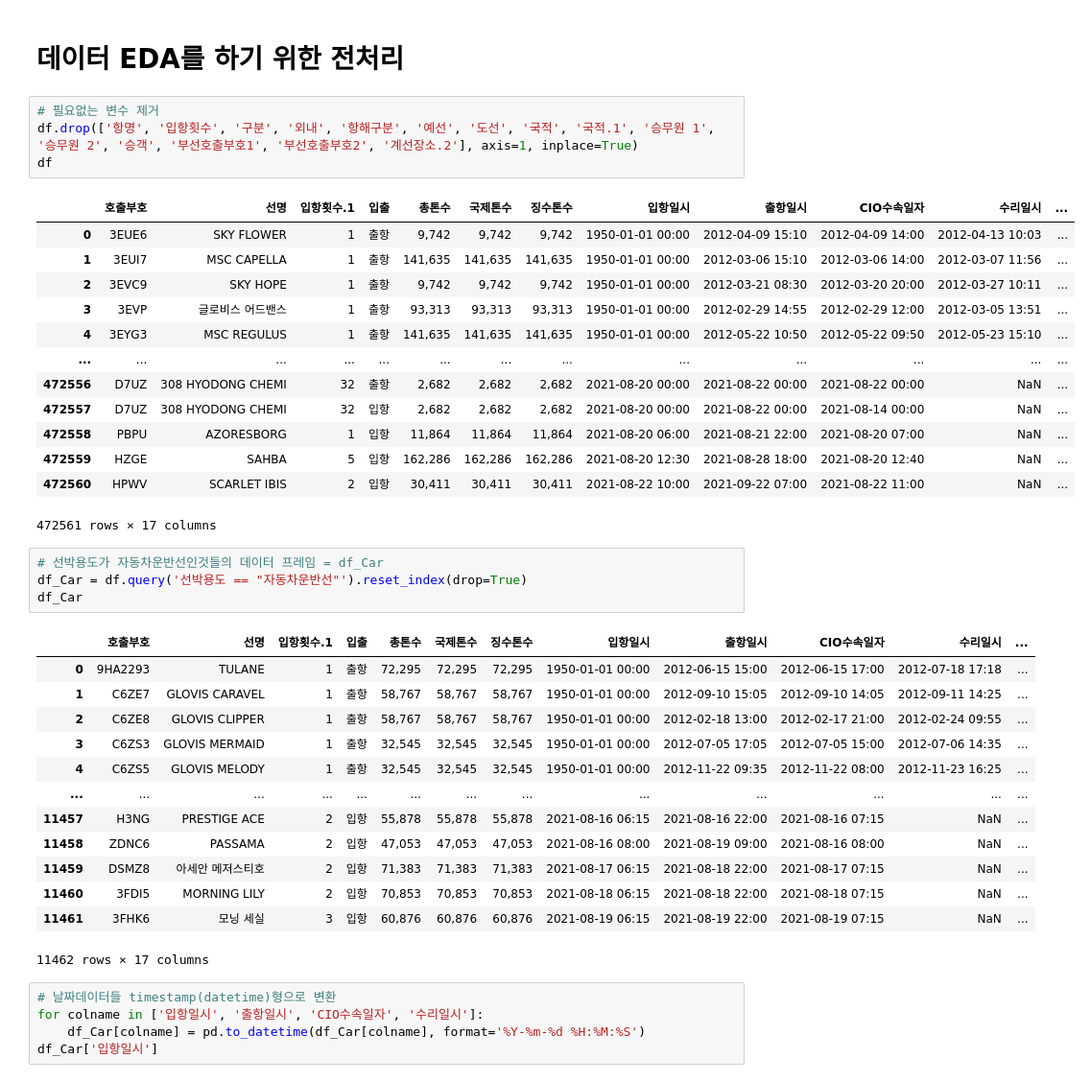
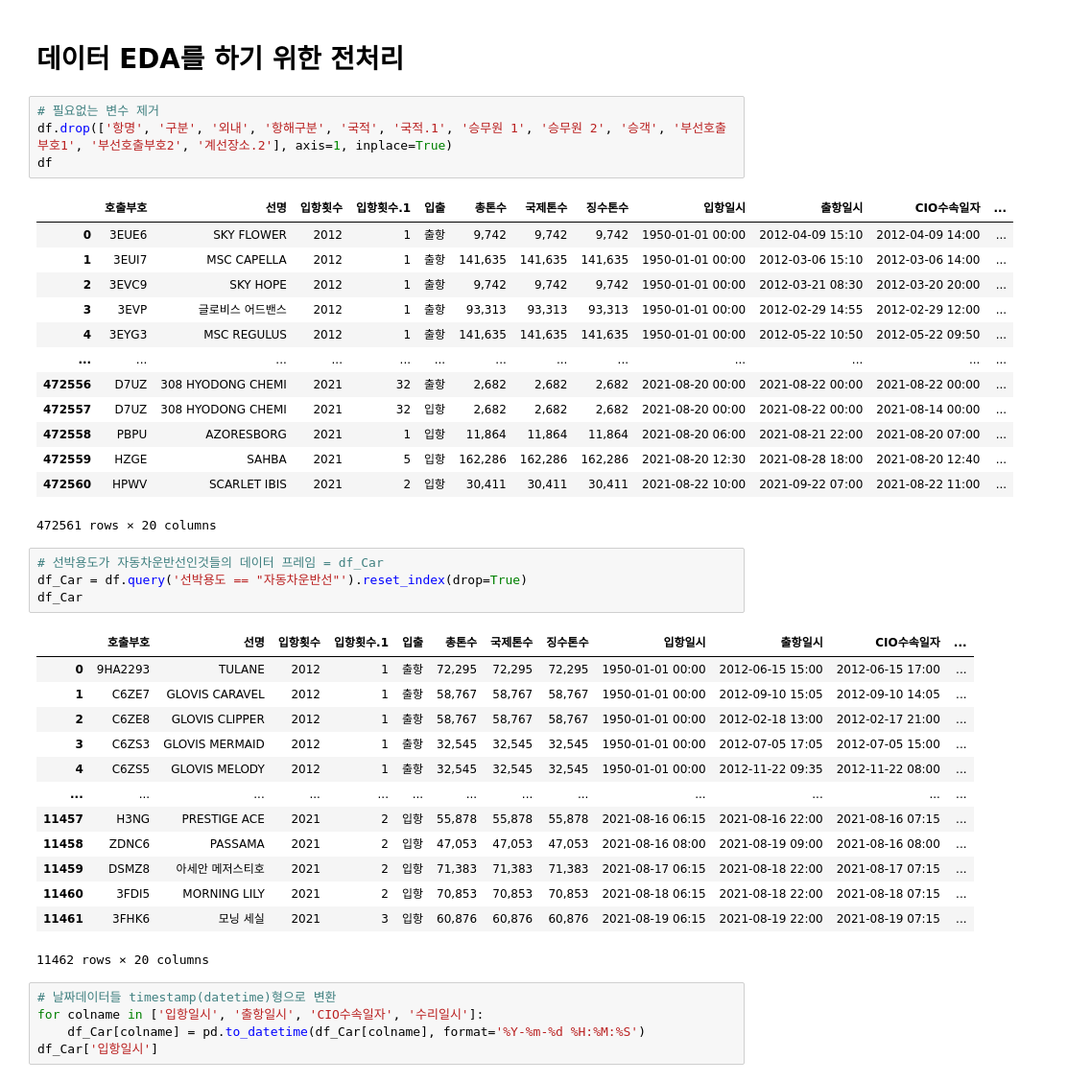
Before and after one commit to one-gidung/UPA_Smart_Port, a Jupyter notebook: 10년치 자동차부두 입출항 3차 시도 (전처리).ipynb, the cells around one changed output. Shown at 96% size. Drawn from its saved outputs; the diff is of its cells as text.

```diff
--- a/10년치 자동차부두 입출항 3차 시도 (전처리).ipynb
+++ b/10년치 자동차부두 입출항 3차 시도 (전처리).ipynb
@@ -40,40 +40,40 @@ df
 # 데이터 EDA를 하기 위한 전처리
 # %%
 # 필요없는 변수 제거
-df.drop(['항명', '입항횟수', '구분', '외내', '항해구분', '예선', '도선', '국적', '국적.1', '승무원 1', '승무원 2', '승객', '부선호출부호1', '부선호출부호2', '계선장소.2'], axis=1, inplace=True)
+df.drop(['항명', '구분', '외내', '항해구분', '국적', '국적.1', '승무원 1', '승무원 2', '승객', '부선호출부호1', '부선호출부호2', '계선장소.2'], axis=1, inplace=True)
 df
 # %% [output]
-|  | 호출부호 | 선명 | 입항횟수.1 | 입출 | 총톤수 | 국제톤수 | 징수톤수 | 입항일시 | 출항일시 | CIO수속일자 | 수리일시 | ... |
-| 0 | 3EUE6 | SKY FLOWER | 1 | 출항 | 9,742 | 9,742 | 9,742 | 1950-01-01 00:00 | 2012-04-09 15:10 | 2012-04-09 14:00 | 2012-04-13 10:03 | ... |
-| 1 | 3EUI7 | MSC CAPELLA | 1 | 출항 | 141,635 | 141,635 | 141,635 | 1950-01-01 00:00 | 2012-03-06 15:10 | 2012-03-06 14:00 | 2012-03-07 11:56 | ... |
-| 2 | 3EVC9 | SKY HOPE | 1 | 출항 | 9,742 | 9,742 | 9,742 | 1950-01-01 00:00 | 2012-03-21 08:30 | 2012-03-20 20:00 | 2012-03-27 10:11 | ... |
-| 3 | 3EVP | 글로비스 어드밴스 | 1 | 출항 | 93,313 | 93,313 | 93,313 | 1950-01-01 00:00 | 2012-02-29 14:55 | 2012-02-29 12:00 | 2012-03-05 13:51 | ... |
-| 4 | 3EYG3 | MSC REGULUS | 1 | 출항 | 141,635 | 141,635 | 141,635 | 1950-01-01 00:00 | 2012-05-22 10:50 | 2012-05-22 09:50 | 2012-05-23 15:10 | ... |
+|  | 호출부호 | 선명 | 입항횟수 | 입항횟수.1 | 입출 | 총톤수 | 국제톤수 | 징수톤수 | 입항일시 | 출항일시 | CIO수속일자 | ... |
+| 0 | 3EUE6 | SKY FLOWER | 2012 | 1 | 출항 | 9,742 | 9,742 | 9,742 | 1950-01-01 00:00 | 2012-04-09 15:10 | 2012-04-09 14:00 | ... |
+| 1 | 3EUI7 | MSC CAPELLA | 2012 | 1 | 출항 | 141,635 | 141,635 | 141,635 | 1950-01-01 00:00 | 2012-03-06 15:10 | 2012-03-06 14:00 | ... |
+| 2 | 3EVC9 | SKY HOPE | 2012 | 1 | 출항 | 9,742 | 9,742 | 9,742 | 1950-01-01 00:00 | 2012-03-21 08:30 | 2012-03-20 20:00 | ... |
+| 3 | 3EVP | 글로비스 어드밴스 | 2012 | 1 | 출항 | 93,313 | 93,313 | 93,313 | 1950-01-01 00:00 | 2012-02-29 14:55 | 2012-02-29 12:00 | ... |
+| 4 | 3EYG3 | MSC REGULUS | 2012 | 1 | 출항 | 141,635 | 141,635 | 141,635 | 1950-01-01 00:00 | 2012-05-22 10:50 | 2012-05-22 09:50 | ... |
 | ... | ... | ... | ... | ... | ... | ... | ... | ... | ... | ... | ... | ... |
-| 472556 | D7UZ | 308 HYODONG CHEMI | 32 | 출항 | 2,682 | 2,682 | 2,682 | 2021-08-20 00:00 | 2021-08-22 00:00 | 2021-08-22 00:00 | NaN | ... |
-| 472557 | D7UZ | 308 HYODONG CHEMI | 32 | 입항 | 2,682 | 2,682 | 2,682 | 2021-08-20 00:00 | 2021-08-22 00:00 | 2021-08-14 00:00 | NaN | ... |
-| 472558 | PBPU | AZORESBORG | 1 | 입항 | 11,864 | 11,864 | 11,864 | 2021-08-20 06:00 | 2021-08-21 22:00 | 2021-08-20 07:00 | NaN | ... |
-| 472559 | HZGE | SAHBA | 5 | 입항 | 162,286 | 162,286 | 162,286 | 2021-08-20 12:30 | 2021-08-28 18:00 | 2021-08-20 12:40 | NaN | ... |
-| 472560 | HPWV | SCARLET IBIS | 2 | 입항 | 30,411 | 30,411 | 30,411 | 2021-08-22 10:00 | 2021-09-22 07:00 | 2021-08-22 11:00 | NaN | ... |
+| 472556 | D7UZ | 308 HYODONG CHEMI | 2021 | 32 | 출항 | 2,682 | 2,682 | 2,682 | 2021-08-20 00:00 | 2021-08-22 00:00 | 2021-08-22 00:00 | ... |
+| 472557 | D7UZ | 308 HYODONG CHEMI | 2021 | 32 | 입항 | 2,682 | 2,682 | 2,682 | 2021-08-20 00:00 | 2021-08-22 00:00 | 2021-08-14 00:00 | ... |
+| 472558 | PBPU | AZORESBORG | 2021 | 1 | 입항 | 11,864 | 11,864 | 11,864 | 2021-08-20 06:00 | 2021-08-21 22:00 | 2021-08-20 07:00 | ... |
+| 472559 | HZGE | SAHBA | 2021 | 5 | 입항 | 162,286 | 162,286 | 162,286 | 2021-08-20 12:30 | 2021-08-28 18:00 | 2021-08-20 12:40 | ... |
+| 472560 | HPWV | SCARLET IBIS | 2021 | 2 | 입항 | 30,411 | 30,411 | 30,411 | 2021-08-22 10:00 | 2021-09-22 07:00 | 2021-08-22 11:00 | ... |
-472561 rows × 17 columns
+472561 rows × 20 columns
 # %%
 # 선박용도가 자동차운반선인것들의 데이터 프레임 = df_Car
 df_Car = df.query('선박용도 == "자동차운반선"').reset_index(drop=True)
 df_Car
 # %% [output]
-|  | 호출부호 | 선명 | 입항횟수.1 | 입출 | 총톤수 | 국제톤수 | 징수톤수 | 입항일시 | 출항일시 | CIO수속일자 | 수리일시 | ... |
-| 0 | 9HA2293 | TULANE | 1 | 출항 | 72,295 | 72,295 | 72,295 | 1950-01-01 00:00 | 2012-06-15 15:00 | 2012-06-15 17:00 | 2012-07-18 17:18 | ... |
-| 1 | C6ZE7 | GLOVIS CARAVEL | 1 | 출항 | 58,767 | 58,767 | 58,767 | 1950-01-01 00:00 | 2012-09-10 15:05 | 2012-09-10 14:05 | 2012-09-11 14:25 | ... |
-| 2 | C6ZE8 | GLOVIS CLIPPER | 1 | 출항 | 58,767 | 58,767 | 58,767 | 1950-01-01 00:00 | 2012-02-18 13:00 | 2012-02-17 21:00 | 2012-02-24 09:55 | ... |
-| 3 | C6ZS3 | GLOVIS MERMAID | 1 | 출항 | 32,545 | 32,545 | 32,545 | 1950-01-01 00:00 | 2012-07-05 17:05 | 2012-07-05 15:00 | 2012-07-06 14:35 | ... |
-| 4 | C6ZS5 | GLOVIS MELODY | 1 | 출항 | 32,545 | 32,545 | 32,545 | 1950-01-01 00:00 | 2012-11-22 09:35 | 2012-11-22 08:00 | 2012-11-23 16:25 | ... |
+|  | 호출부호 | 선명 | 입항횟수 | 입항횟수.1 | 입출 | 총톤수 | 국제톤수 | 징수톤수 | 입항일시 | 출항일시 | CIO수속일자 | ... |
+| 0 | 9HA2293 | TULANE | 2012 | 1 | 출항 | 72,295 | 72,295 | 72,295 | 1950-01-01 00:00 | 2012-06-15 15:00 | 2012-06-15 17:00 | ... |
+| 1 | C6ZE7 | GLOVIS CARAVEL | 2012 | 1 | 출항 | 58,767 | 58,767 | 58,767 | 1950-01-01 00:00 | 2012-09-10 15:05 | 2012-09-10 14:05 | ... |
+| 2 | C6ZE8 | GLOVIS CLIPPER | 2012 | 1 | 출항 | 58,767 | 58,767 | 58,767 | 1950-01-01 00:00 | 2012-02-18 13:00 | 2012-02-17 21:00 | ... |
+| 3 | C6ZS3 | GLOVIS MERMAID | 2012 | 1 | 출항 | 32,545 | 32,545 | 32,545 | 1950-01-01 00:00 | 2012-07-05 17:05 | 2012-07-05 15:00 | ... |
+| 4 | C6ZS5 | GLOVIS MELODY | 2012 | 1 | 출항 | 32,545 | 32,545 | 32,545 | 1950-01-01 00:00 | 2012-11-22 09:35 | 2012-11-22 08:00 | ... |
 | ... | ... | ... | ... | ... | ... | ... | ... | ... | ... | ... | ... | ... |
-| 11457 | H3NG | PRESTIGE ACE | 2 | 입항 | 55,878 | 55,878 | 55,878 | 2021-08-16 06:15 | 2021-08-16 22:00 | 2021-08-16 07:15 | NaN | ... |
-| 11458 | ZDNC6 | PASSAMA | 2 | 입항 | 47,053 | 47,053 | 47,053 | 2021-08-16 08:00 | 2021-08-19 09:00 | 2021-08-16 08:00 | NaN | ... |
-| 11459 | DSMZ8 | 아세안 메저스티호 | 2 | 입항 | 71,383 | 71,383 | 71,383 | 2021-08-17 06:15 | 2021-08-18 22:00 | 2021-08-17 07:15 | NaN | ... |
-| 11460 | 3FDI5 | MORNING LILY | 2 | 입항 | 70,853 | 70,853 | 70,853 | 2021-08-18 06:15 | 2021-08-18 22:00 | 2021-08-18 07:15 | NaN | ... |
-| 11461 | 3FHK6 | 모닝 세실 | 3 | 입항 | 60,876 | 60,876 | 60,876 | 2021-08-19 06:15 | 2021-08-19 22:00 | 2021-08-19 07:15 | NaN | ... |
+| 11457 | H3NG | PRESTIGE ACE | 2021 | 2 | 입항 | 55,878 | 55,878 | 55,878 | 2021-08-16 06:15 | 2021-08-16 22:00 | 2021-08-16 07:15 | ... |
+| 11458 | ZDNC6 | PASSAMA | 2021 | 2 | 입항 | 47,053 | 47,053 | 47,053 | 2021-08-16 08:00 | 2021-08-19 09:00 | 2021-08-16 08:00 | ... |
+| 11459 | DSMZ8 | 아세안 메저스티호 | 2021 | 2 | 입항 | 71,383 | 71,383 | 71,383 | 2021-08-17 06:15 | 2021-08-18 22:00 | 2021-08-17 07:15 | ... |
+| 11460 | 3FDI5 | MORNING LILY | 2021 | 2 | 입항 | 70,853 | 70,853 | 70,853 | 2021-08-18 06:15 | 2021-08-18 22:00 | 2021-08-18 07:15 | ... |
+| 11461 | 3FHK6 | 모닝 세실 | 2021 | 3 | 입항 | 60,876 | 60,876 | 60,876 | 2021-08-19 06:15 | 2021-08-19 22:00 | 2021-08-19 07:15 | ... |
-11462 rows × 17 columns
+11462 rows × 20 columns
 # %%
 # 날짜데이터들 timestamp(datetime)형으로 변환
 for colname in ['입항일시', '출항일시', 'CIO수속일자', '수리일시']:
```
Also changed, not shown: parts of 22 cells of this notebook, 2 other files.
